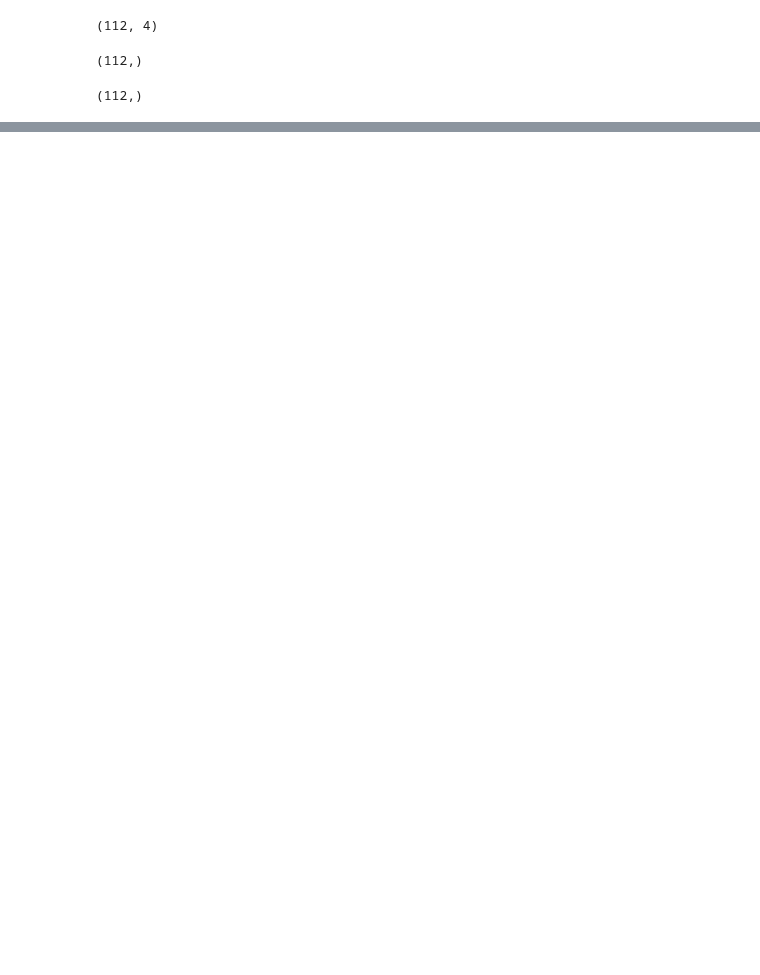
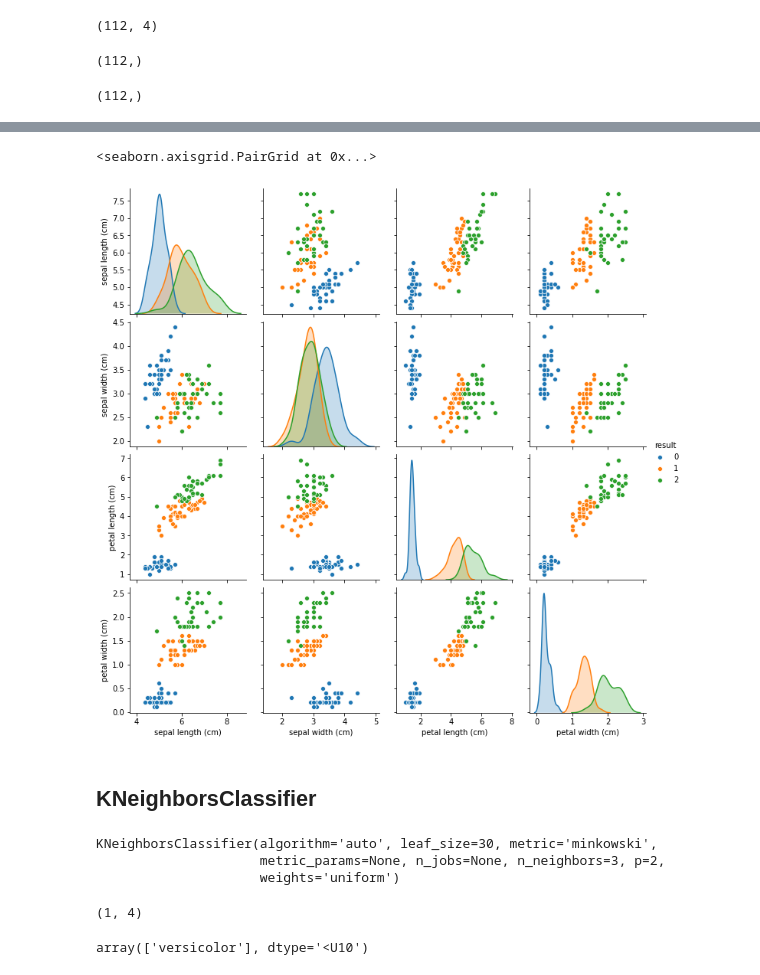
Before and after one commit to geegatomar/Machine-Learning, a Jupyter notebook: Chapter1_O'Reilly_ML.ipynb, the cells around one changed output, grey strips where cells are left out. Drawn from its saved outputs; the diff is of its cells as text; code cells hidden in the pictures; blank space fills up the shorter version.

```diff
--- a/Chapter1_O'Reilly_ML.ipynb
+++ b/Chapter1_O'Reilly_ML.ipynb
@@ -51,3 +51,8 @@ y_train.shape
 X_train[:, 0].shape
 # %% [output]
 (112,)
+# %%
+import pandas as pd
+
+iris_df = pd.DataFrame(X_train, columns=iris_dataset.feature_names)
+iris_df
@@ -53,0 +85,7 @@ X_train[:, 0].shape
+# %%
+import seaborn as sns
+
+y = pd.Series(y_train, name="result")
+# %%
+iris_df = pd.concat([iris_df, y], axis=1)
+iris_df
@@ -53,0 +106,23 @@ X_train[:, 0].shape
+# %%
+sns.pairplot(iris_df, hue="result")
+# %% [output]
+<seaborn.axisgrid.PairGrid at 0x...>
+[figure, added]
+# %% [markdown]
+## KNeighborsClassifier
+# %%
+from sklearn.neighbors import KNeighborsClassifier
+
+model = KNeighborsClassifier(n_neighbors=3)
+model.fit(X_train, y_train)
+# %% [output]
+KNeighborsClassifier(algorithm='auto', leaf_size=30, metric='minkowski',
+                     metric_params=None, n_jobs=None, n_neighbors=3, p=2,
+                     weights='uniform')
+# %%
+import numpy as np
+
+X_new = np.array([[1, 2, 4, 3]])
+X_new.shape
+# %% [output]
+(1, 4)
@@ -53,0 +131,4 @@ X_train[:, 0].shape
+# %%
+iris_dataset['target_names'][p]
+# %% [output]
+array(['versicolor'], dtype='<U10')
```
Also changed, not shown: parts of 9 cells of this notebook, 1 other file.
